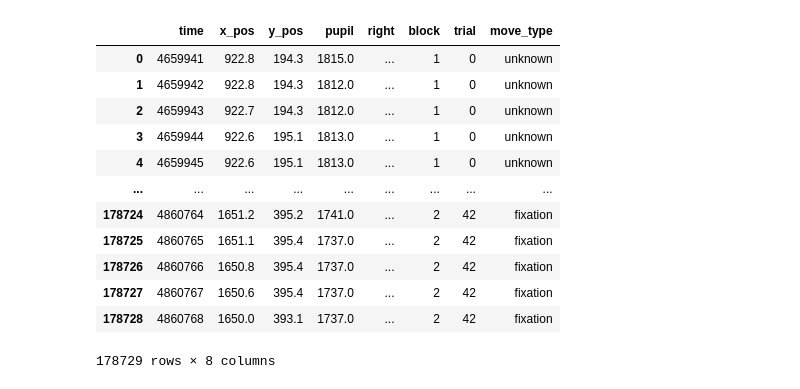
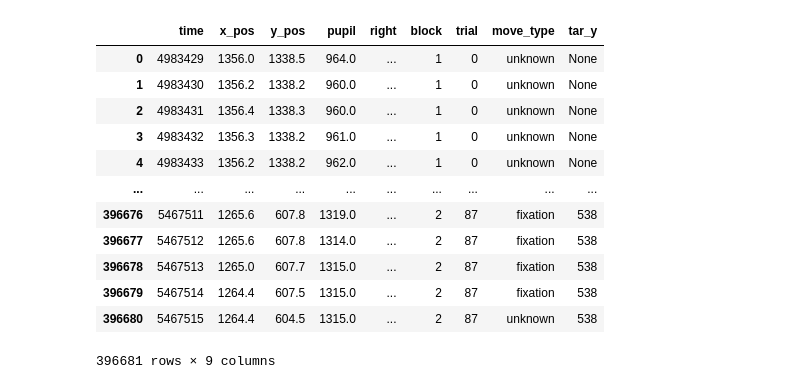
Before and after one commit to ClaraKuper/NoiseStrikeMatlab, a Jupyter notebook: Preprocessing/Parse Data.ipynb, the cells around one changed output. Saved outputs shown, nothing was run; the diff lists cells and outputs as text; code cells hidden in the pictures.

```diff
--- a/Preprocessing/Parse Data.ipynb
+++ b/Preprocessing/Parse Data.ipynb
@@ -17,7 +22,7 @@ import ipywidgets as widgets
 # next: plot the location of the stimuli
 # next: compare timing from eyelink and other data.
 
-f = open('../edf/test_NS.asc','r')
+f = open('../edf/ck44_NS.asc','r')
 l = f.readlines()
 read = False
 time_start = 4
@@ -38,12 +43,13 @@ events = [] # for time stamps of events
 tr_nr = 0 # set the trial number to 0
 block_nr = 0 # set the block number to 0
 mov_type = 'unknown' # unknown, saccade, blink, fixation
+tar_y = None
 in_trial = False # we only want the eye position when the trial has started (after trial_start)
 
 for line in l[start_id:]:
 
     # additional information for the table
-    append_message = [block_nr, tr_nr, mov_type]
+    append_message = [block_nr, tr_nr, mov_type, tar_y]
 
     if line[0:3].isnumeric(): # either the line starts with a number (time stamp), or with a string (message or detected movement)
             position_data = np.hstack((line.split(),append_message))
@@ -60,7 +66,7 @@ for line in l[start_id:]:
             sync = line.find('TRIAL SYNCTIME')
             sync_t = int(line[time_start:time_end])
 
-        if line.find('TRIAL_START')>=0:
+        if line.find('TRIAL_START')>= 0:
             start = line.find('TRIAL_START')
             start_t = line[time_start:time_end]
             tr_nr = int(line[start+len('TRIAL_START')+2:])
@@ -76,6 +82,7 @@ for line in l[start_id:]:
             att_goal = None
             feedback_shown = None
             response_cat = None
+            tar_y = None
 
             in_trial = True
 
@@ -97,8 +104,15 @@ for line in l[start_id:]:
                 if line.find('KEYBOARD_DOWN')>=0:
                     kb_down = int(line[time_start:time_end])
 
+                if line.find('BOTH_FIX')>=0:
+                    fix_t = int(line[time_start:time_end])
+
                 if line.find('ATTACKER_MOVED')>=0:
                     att_moved = int(line[time_start:time_end])
+
+                if line.find('NEW_TARGET')>=0:
+                    line_parsed = line.split('y: ')
+                    tar_y = int(line_parsed[1])
 
                 if line.find('START_HAND_MOVEMENT')>=0:
                     hand_moved = int(line[time_start:time_end])
@@ -123,7 +137,7 @@ for line in l[start_id:]:
                 if line.find('TRIAL_END')>=0:
 
                     end_t = line[time_start:time_end]
-                    trial_events = [block_nr, tr_nr, sync_t, stim_on, eyes_fix, kb_down, att_moved,
+                    trial_events = [block_nr, tr_nr, sync_t, fix_t, stim_on, eyes_fix, kb_down, att_moved,
                                     hand_moved, att_dis, hand_stopped, att_goal, feedback_shown, response_cat]
                     events.append(trial_events)
                     in_trial = False
@@ -169,20 +183,20 @@ event_data
 # %%
-eye_position = pd.DataFrame(raw_list, columns = ['time', 'x_pos', 'y_pos', 'pupil', 'right','block', 'trial', 'move_type'])
+eye_position = pd.DataFrame(raw_list, columns = ['time', 'x_pos', 'y_pos', 'pupil', 'right','block', 'trial', 'move_type', 'tar_y'])
 eye_position
 # %% [output]
-|  | time | x_pos | y_pos | pupil | right | block | trial | move_type |
-| 0 | 4659941 | 922.8 | 194.3 | 1815.0 | ... | 1 | 0 | unknown |
-| 1 | 4659942 | 922.8 | 194.3 | 1812.0 | ... | 1 | 0 | unknown |
-| 2 | 4659943 | 922.7 | 194.3 | 1812.0 | ... | 1 | 0 | unknown |
-| 3 | 4659944 | 922.6 | 195.1 | 1813.0 | ... | 1 | 0 | unknown |
-| 4 | 4659945 | 922.6 | 195.1 | 1813.0 | ... | 1 | 0 | unknown |
-| ... | ... | ... | ... | ... | ... | ... | ... | ... |
-| 178724 | 4860764 | 1651.2 | 395.2 | 1741.0 | ... | 2 | 42 | fixation |
-| 178725 | 4860765 | 1651.1 | 395.4 | 1737.0 | ... | 2 | 42 | fixation |
-| 178726 | 4860766 | 1650.8 | 395.4 | 1737.0 | ... | 2 | 42 | fixation |
-| 178727 | 4860767 | 1650.6 | 395.4 | 1737.0 | ... | 2 | 42 | fixation |
-| 178728 | 4860768 | 1650.0 | 393.1 | 1737.0 | ... | 2 | 42 | fixation |
+|  | time | x_pos | y_pos | pupil | right | block | trial | move_type | tar_y |
+| 0 | 4983429 | 1356.0 | 1338.5 | 964.0 | ... | 1 | 0 | unknown | None |
+| 1 | 4983430 | 1356.2 | 1338.2 | 960.0 | ... | 1 | 0 | unknown | None |
+| 2 | 4983431 | 1356.4 | 1338.3 | 960.0 | ... | 1 | 0 | unknown | None |
+| 3 | 4983432 | 1356.3 | 1338.2 | 961.0 | ... | 1 | 0 | unknown | None |
+| 4 | 4983433 | 1356.2 | 1338.2 | 962.0 | ... | 1 | 0 | unknown | None |
+| ... | ... | ... | ... | ... | ... | ... | ... | ... | ... |
+| 396676 | 5467511 | 1265.6 | 607.8 | 1319.0 | ... | 2 | 87 | fixation | 538 |
+| 396677 | 5467512 | 1265.6 | 607.8 | 1314.0 | ... | 2 | 87 | fixation | 538 |
+| 396678 | 5467513 | 1265.0 | 607.7 | 1315.0 | ... | 2 | 87 | fixation | 538 |
+| 396679 | 5467514 | 1264.4 | 607.5 | 1315.0 | ... | 2 | 87 | fixation | 538 |
+| 396680 | 5467515 | 1264.4 | 604.5 | 1315.0 | ... | 2 | 87 | unknown | 538 |
-178729 rows × 8 columns
+396681 rows × 9 columns
 # %%
 no_x_pos_available = np.where(eye_position['x_pos'] == '.')
 no_y_pos_available = np.where(eye_position['y_pos'] == '.')
```
Also changed, not shown: parts of 4 cells of this notebook, 9 other files.
